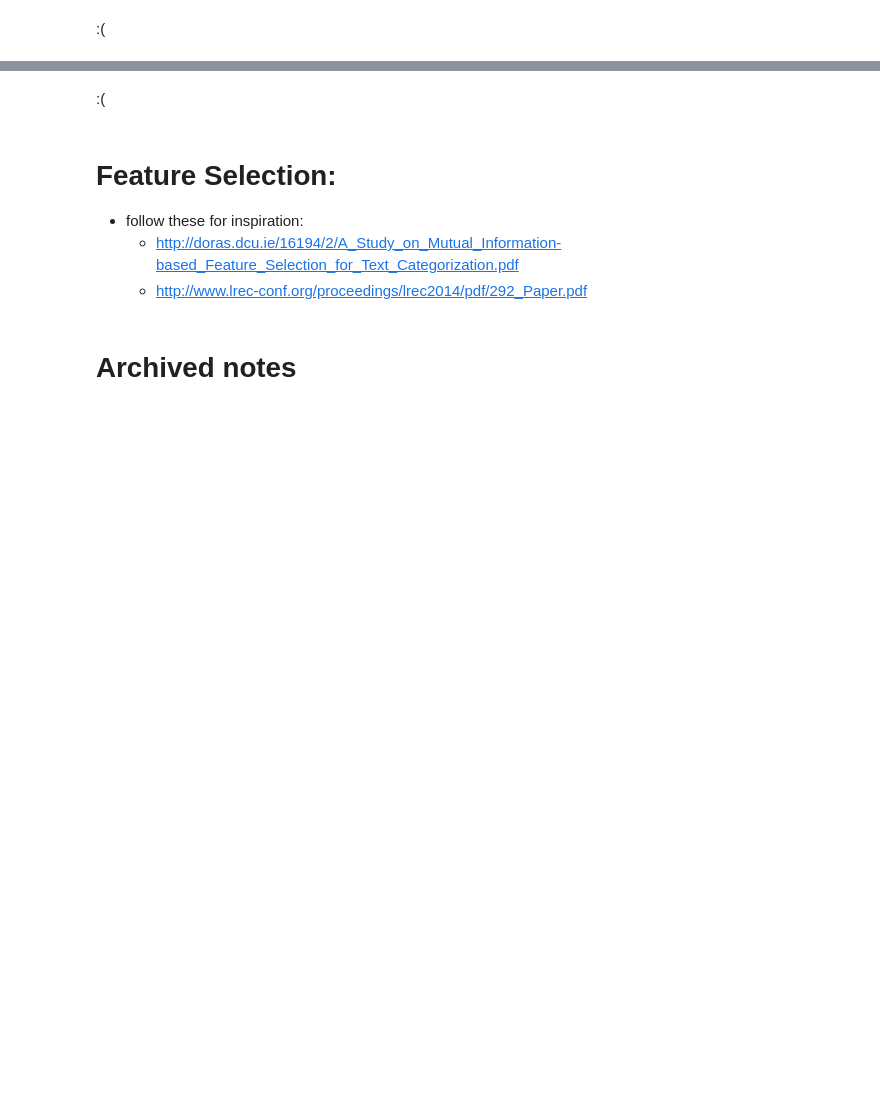
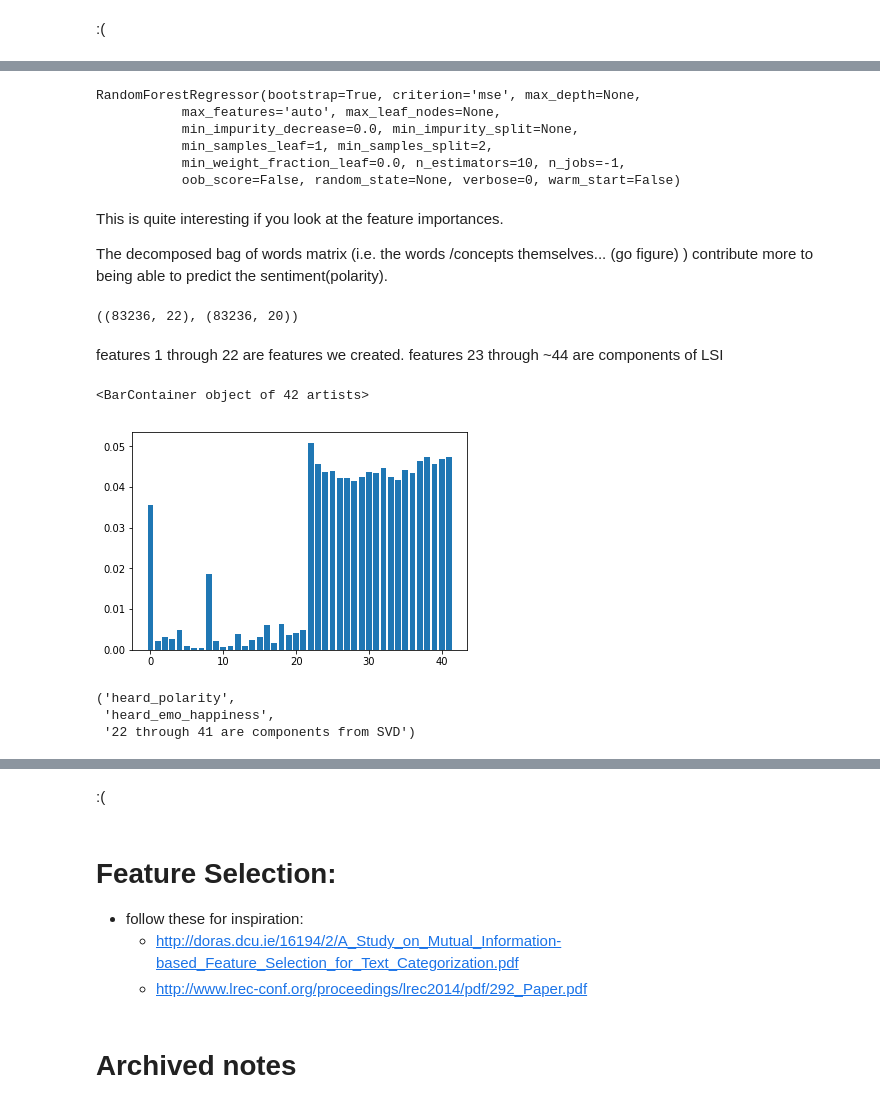
Before and after one commit to Ryanglambert/daily_dialogue, a Jupyter notebook: EDA.ipynb, the cells around one changed output, grey strips where cells are left out. Saved outputs shown, nothing was run; the diff lists cells and outputs as text; code cells hidden in the pictures; blank space fills up the shorter version.

```diff
--- a/EDA.ipynb
+++ b/EDA.ipynb
@@ -219,0 +234,31 @@ scores2
+# %%
+model = RandomForestRegressor(n_jobs=-1, n_estimators=10)
+model.fit(X_w_lsi, y)
+# %% [output]
+RandomForestRegressor(bootstrap=True, criterion='mse', max_depth=None,
+           max_features='auto', max_leaf_nodes=None,
+           min_impurity_decrease=0.0, min_impurity_split=None,
+           min_samples_leaf=1, min_samples_split=2,
+           min_weight_fraction_leaf=0.0, n_estimators=10, n_jobs=-1,
+           oob_score=False, random_state=None, verbose=0, warm_start=False)
+# %% [markdown]
+This is quite interesting if you look at the feature importances.
+
+The decomposed bag of words matrix (i.e. the words /concepts themselves... (go figure) ) contribute more to being able to predict the sentiment(polarity).
+# %%
+X.shape, lsi.shape
+# %% [output]
+((83236, 22), (83236, 20))
+# %% [markdown]
+features 1 through 22 are features we created. features 23 through ~44 are components of LSI
+# %%
+plt.bar(range(len(model.feature_importances_)), model.feature_importances_)
+# %% [output]
+<BarContainer object of 42 artists>
+[figure, added]
+# %%
+X_MASK[0], X_MASK[8], '22 through 41 are components from SVD'
+# %% [output]
+('heard_polarity',
+ 'heard_emo_happiness',
+ '22 through 41 are components from SVD')
```
Also changed, not shown: parts of 24 cells of this notebook.
